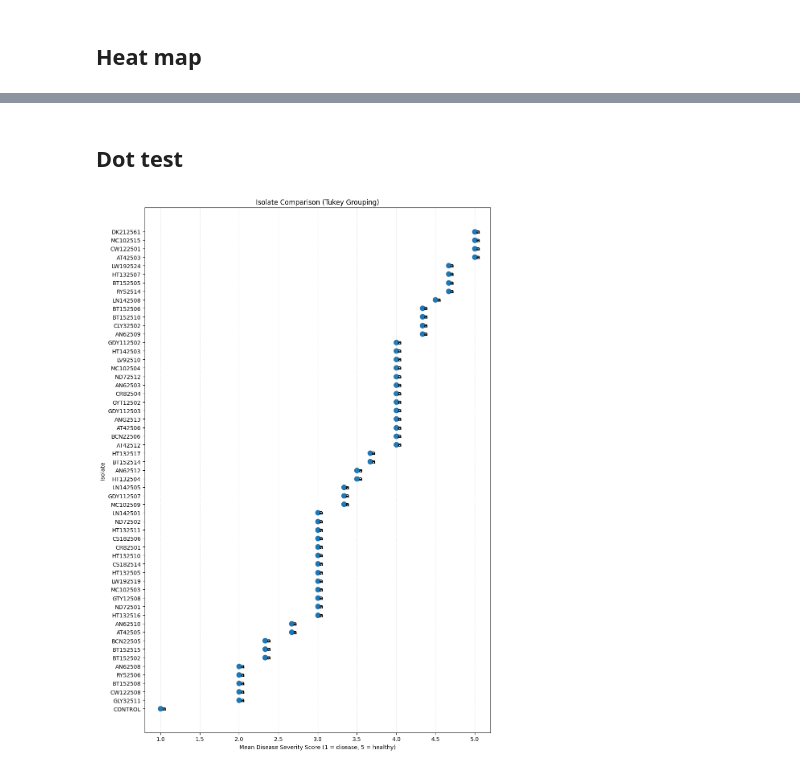
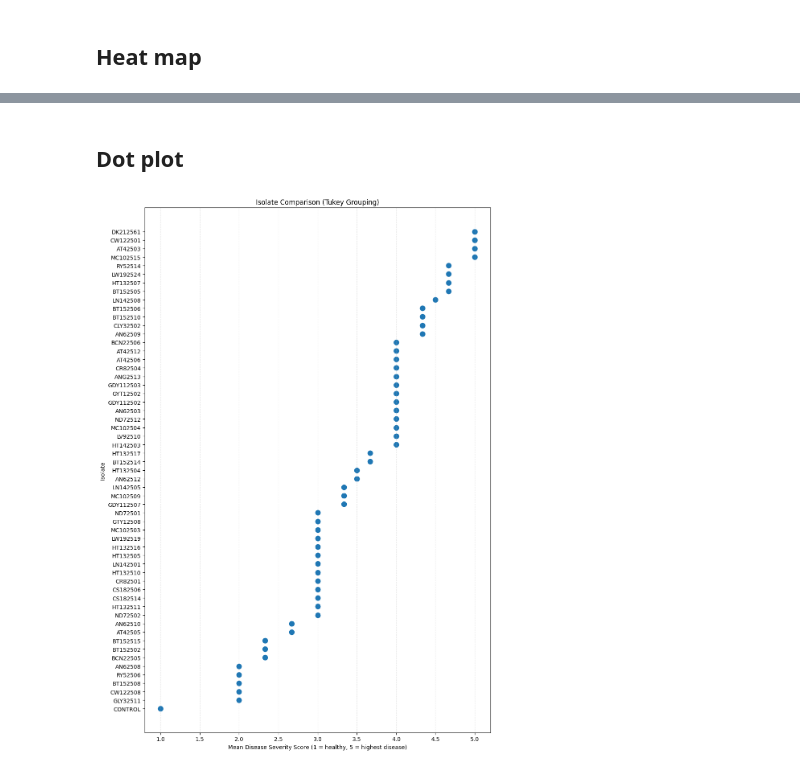
Before and after one commit to Mahesh1416/applied-fusarium-Bashyal, a Jupyter notebook: applied-fusarium-Bashyal/fusarium dataset1.ipynb, the cells around one changed output, grey strips where cells are left out. Cells and saved outputs as stored; diff of their text form; code cells hidden in the pictures.

```diff
--- a/applied-fusarium-Bashyal/fusarium dataset1.ipynb
+++ b/applied-fusarium-Bashyal/fusarium dataset1.ipynb
@@ -218,44 +215,51 @@ Requirement already satisfied: patsy>=0.5.6 in /Users/maheshbashyal/Repos/.venv/
 [figure]
 # %% [markdown]
-## Dot test
+## Dot plot
 # %%
 import matplotlib.pyplot as plt
 
 # -----------------------------
-# Sort isolates by mean score
+# CREATE SUMMARY TABLE
+# -----------------------------
+summary = df_long.groupby("Isolate").agg(
+    MeanScore=("Score", "mean")
+).reset_index()
+
+# FIX: add missing column
+summary["Letter"] = ""
+
+# -----------------------------
+# Sort isolates
 # -----------------------------
 plot_df = summary.sort_values("MeanScore")
 
-# -----------------------------
-# Create figure
-# -----------------------------
 plt.figure(figsize=(10, 14))
 
-# Horizontal dot plot
+# Dot plot
 plt.scatter(
     plot_df["MeanScore"],
-    plot_df.index,
+    plot_df["Isolate"],
     s=80
 )
 
-# Add Tukey letters
-for i, (iso, row) in enumerate(plot_df.iterrows()):
+# Tukey letters (currently blank)
+for _, row in plot_df.iterrows():
     plt.text(
-        row["MeanScore"] + 0.02,
-        iso,
+        row["MeanScore"] + 0.0,
+        row["Isolate"],
         row["Letter"],
         va='center',
         fontsize=10,
         fontweight='bold'
     )
 
 plt.title("Isolate Comparison (Tukey Grouping)")
-plt.xlabel("Mean Disease Severity Score (1 = disease, 5 = healthy)")
+plt.xlabel("Mean Disease Severity Score (1 = healthy, 5 = highest disease)")
 plt.ylabel("Isolate")
 
 plt.grid(axis='x', linestyle='--', alpha=0.3)
 plt.tight_layout()
 
 plt.show()
 # %% [output]
-[figure, old version]
+[figure, new version]
```
Also changed, not shown: parts of 3 cells of this notebook, 1 other file.
